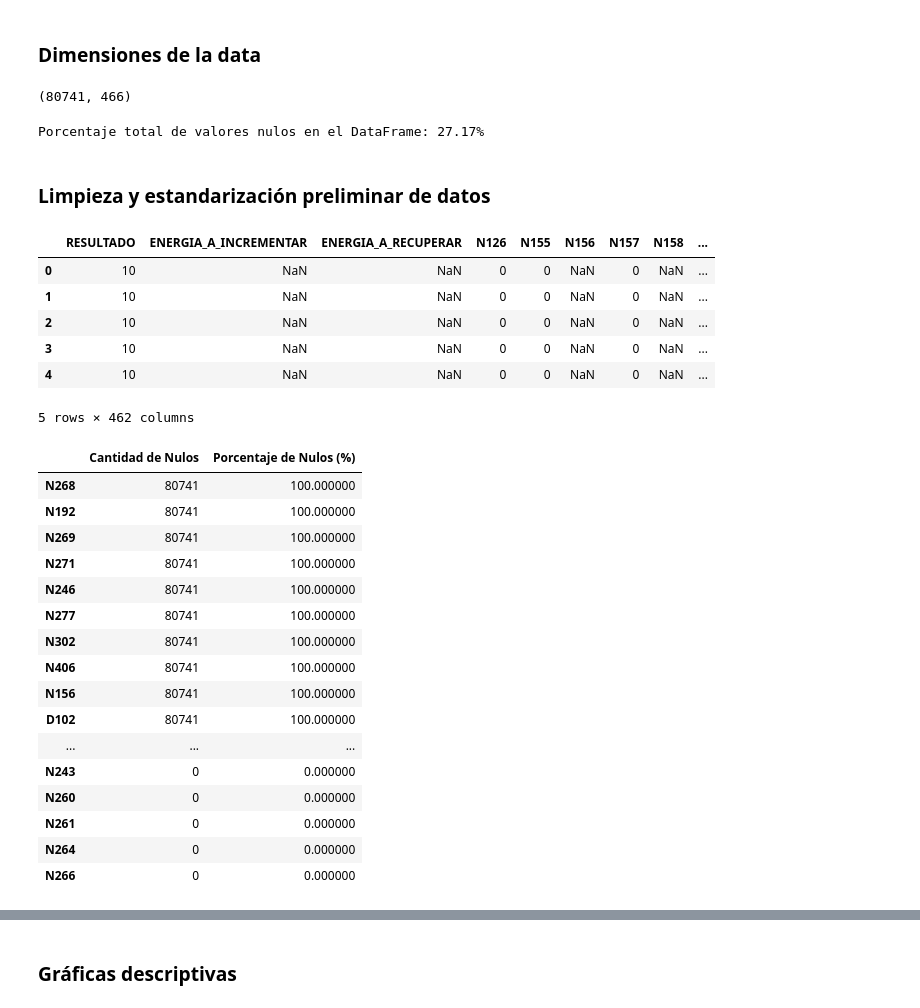
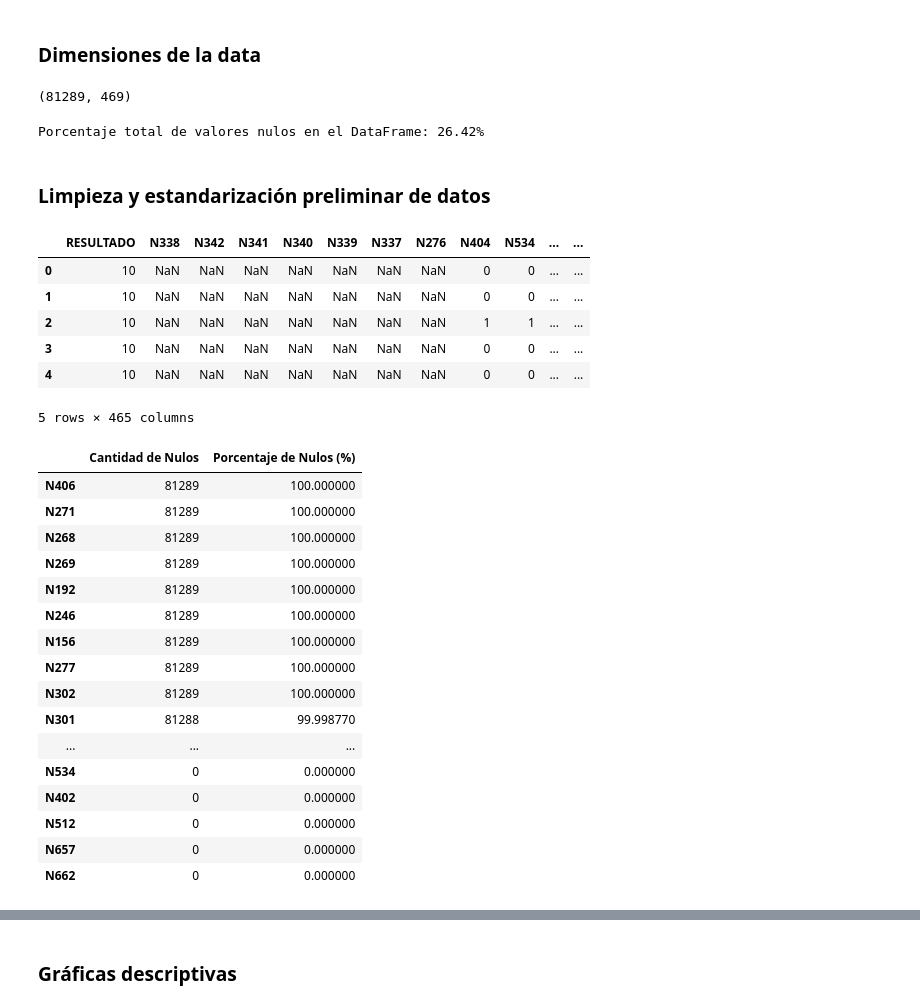
Before and after one commit to nataliaangaritab/MIADAprendizajeNoSupervisado, a Jupyter notebook: Proyecto.ipynb, the cells around one changed output, grey strips where cells are left out. Saved outputs shown, nothing was run; the diff lists cells and outputs as text; code cells hidden in the pictures.

```diff
--- a/Proyecto.ipynb
+++ b/Proyecto.ipynb
@@ -13,4 +16,6 @@ import matplotlib.pyplot as plt
 # %%
-df=pd.read_csv("data/datos.csv")
+ruta=os.getcwd()
+df=pd.read_csv(ruta+"/datos1.csv")
+print(df.shape)
 df.head()
 # %% [output]
@@ -26,7 +99,7 @@ df.head()
 # %%
 df.shape
 # %% [output]
-(80741, 466)
+(81289, 469)
 # %%
 # Calcular la cantidad total de valores nulos en el DataFrame
 total_nulos = df.isna().sum().sum()
@@ -36,27 +109,27 @@ porcentaje_nulos = (total_nulos / (df.shape[0] * df.shape[1])) * 100
 
 print(f"Porcentaje total de valores nulos en el DataFrame: {porcentaje_nulos:.2f}%")
 # %% [output]
-Porcentaje total de valores nulos en el DataFrame: 27.17%
+Porcentaje total de valores nulos en el DataFrame: 26.42%
 # %% [markdown]
 ### Limpieza y estandarización preliminar de datos
 # %%
 # Las siguientes columnas se eliminan por no tener información relevante para el análisis
 # Unnamed: 0, se elimina porque corresponde al número de la observación y la indexación cumple esa función
 # ID_UC, se elimina la unidad de consumo porque no es relevante
-# DATA_REFERENCIA, se elimina porque no es de interés eliminar la data como una serie de tiempo
-# ID_OCORRENCIA, se elimina el ID de ocurrencia porque no es relevante
+# ID_OCORRENCIA, se elimina el ID de ocurrencia porque no es relevante ya que este se determina al momento de verificar un fraude
+# ENERGIA_A_INCREMENTAR, se elimina ya que su valor depende de la variable ENERGIA_A_RECUPERAR
 
-columnas_a_borrar = ["Unnamed: 0", "ID_UC", "DATA_REFERENCIA", "ID_OCORRENCIA"]
+columnas_a_borrar = ["Unnamed: 0", "ID_UC", "ID_OCORRENCIA", "ENERGIA_A_INCREMENTAR"]
 df = df.drop(columnas_a_borrar, axis=1)
 df.head()
 # %% [output]
-|  | RESULTADO | ENERGIA_A_INCREMENTAR | ENERGIA_A_RECUPERAR | N126 | N155 | N156 | N157 | N158 | ... |
-| 0 | 10 | NaN | NaN | 0 | 0 | NaN | 0 | NaN | ... |
-| 1 | 10 | NaN | NaN | 0 | 0 | NaN | 0 | NaN | ... |
-| 2 | 10 | NaN | NaN | 0 | 0 | NaN | 0 | NaN | ... |
-| 3 | 10 | NaN | NaN | 0 | 0 | NaN | 0 | NaN | ... |
-| 4 | 10 | NaN | NaN | 0 | 0 | NaN | 0 | NaN | ... |
+|  | RESULTADO | N338 | N342 | N341 | N340 | N339 | N337 | N276 | N404 | N534 | ... | ... |
+| 0 | 10 | NaN | NaN | NaN | NaN | NaN | NaN | NaN | 0 | 0 | ... | ... |
+| 1 | 10 | NaN | NaN | NaN | NaN | NaN | NaN | NaN | 0 | 0 | ... | ... |
+| 2 | 10 | NaN | NaN | NaN | NaN | NaN | NaN | NaN | 1 | 1 | ... | ... |
+| 3 | 10 | NaN | NaN | NaN | NaN | NaN | NaN | NaN | 0 | 0 | ... | ... |
+| 4 | 10 | NaN | NaN | NaN | NaN | NaN | NaN | NaN | 0 | 0 | ... | ... |
-5 rows × 462 columns
+5 rows × 465 columns
 # %%
 pd.set_option('display.max_rows', None)
 # Contar la cantidad de nulos por columna
@@ -68,19 +141,19 @@ resultados = pd.DataFrame({'Cantidad de Nulos': cantidad_nulos, 'Porcentaje de N
 resultados.sort_values(by='Porcentaje de Nulos (%)', ascending=False)
 # %% [output]
 |  | Cantidad de Nulos | Porcentaje de Nulos (%) |
-| N268 | 80741 | 100.000000 |
-| N192 | 80741 | 100.000000 |
-| N269 | 80741 | 100.000000 |
-| N271 | 80741 | 100.000000 |
-| N246 | 80741 | 100.000000 |
-| N277 | 80741 | 100.000000 |
-| N302 | 80741 | 100.000000 |
-| N406 | 80741 | 100.000000 |
-| N156 | 80741 | 100.000000 |
-| D102 | 80741 | 100.000000 |
+| N406 | 81289 | 100.000000 |
+| N271 | 81289 | 100.000000 |
+| N268 | 81289 | 100.000000 |
+| N269 | 81289 | 100.000000 |
+| N192 | 81289 | 100.000000 |
+| N246 | 81289 | 100.000000 |
+| N156 | 81289 | 100.000000 |
+| N277 | 81289 | 100.000000 |
+| N302 | 81289 | 100.000000 |
+| N301 | 81288 | 99.998770 |
 | ... | ... | ... |
-| N243 | 0 | 0.000000 |
-| N260 | 0 | 0.000000 |
-| N261 | 0 | 0.000000 |
-| N264 | 0 | 0.000000 |
-| N266 | 0 | 0.000000 |
+| N534 | 0 | 0.000000 |
+| N402 | 0 | 0.000000 |
+| N512 | 0 | 0.000000 |
+| N657 | 0 | 0.000000 |
+| N662 | 0 | 0.000000 |
```
Also changed, not shown: parts of 62 cells of this notebook, 1 other file.
